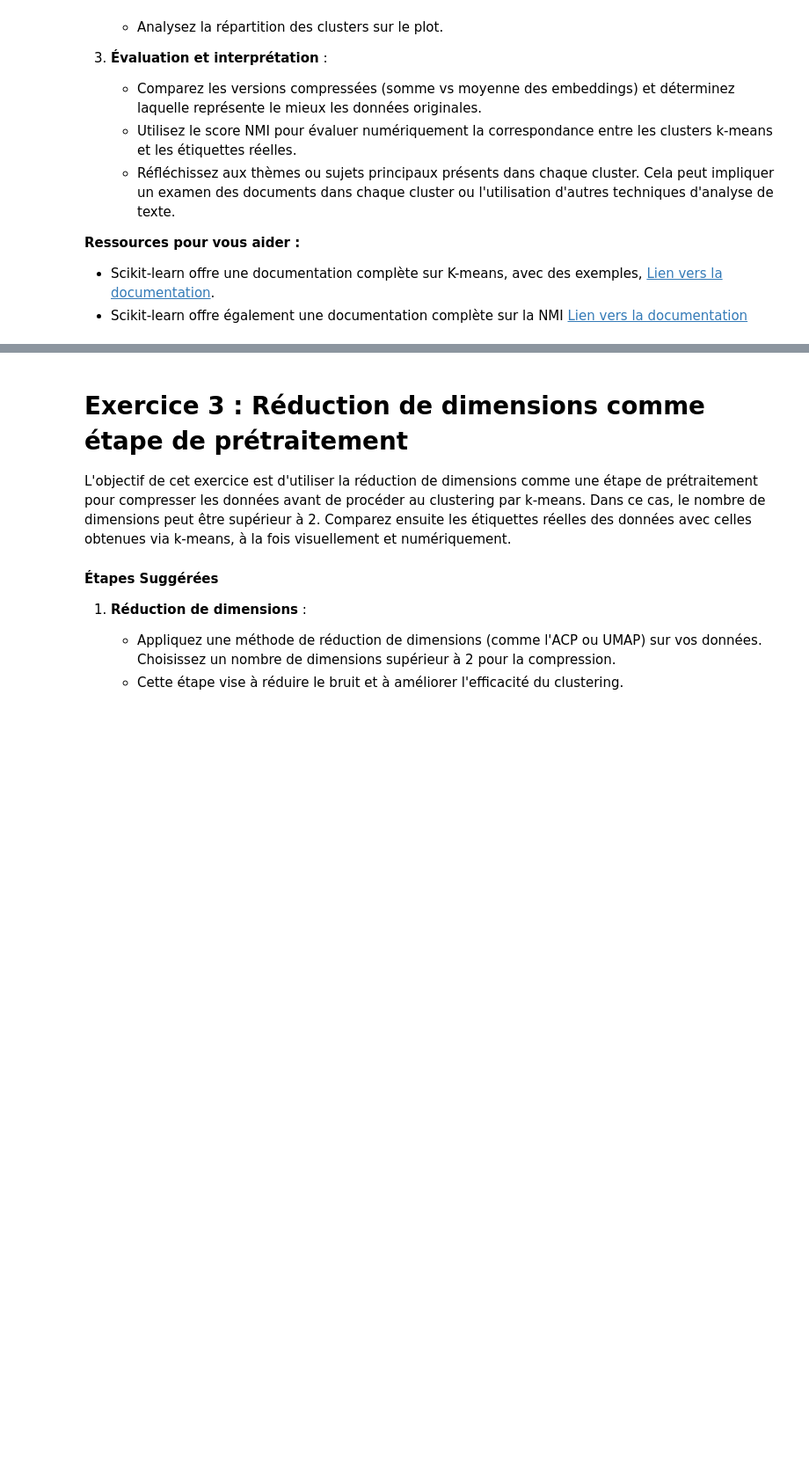
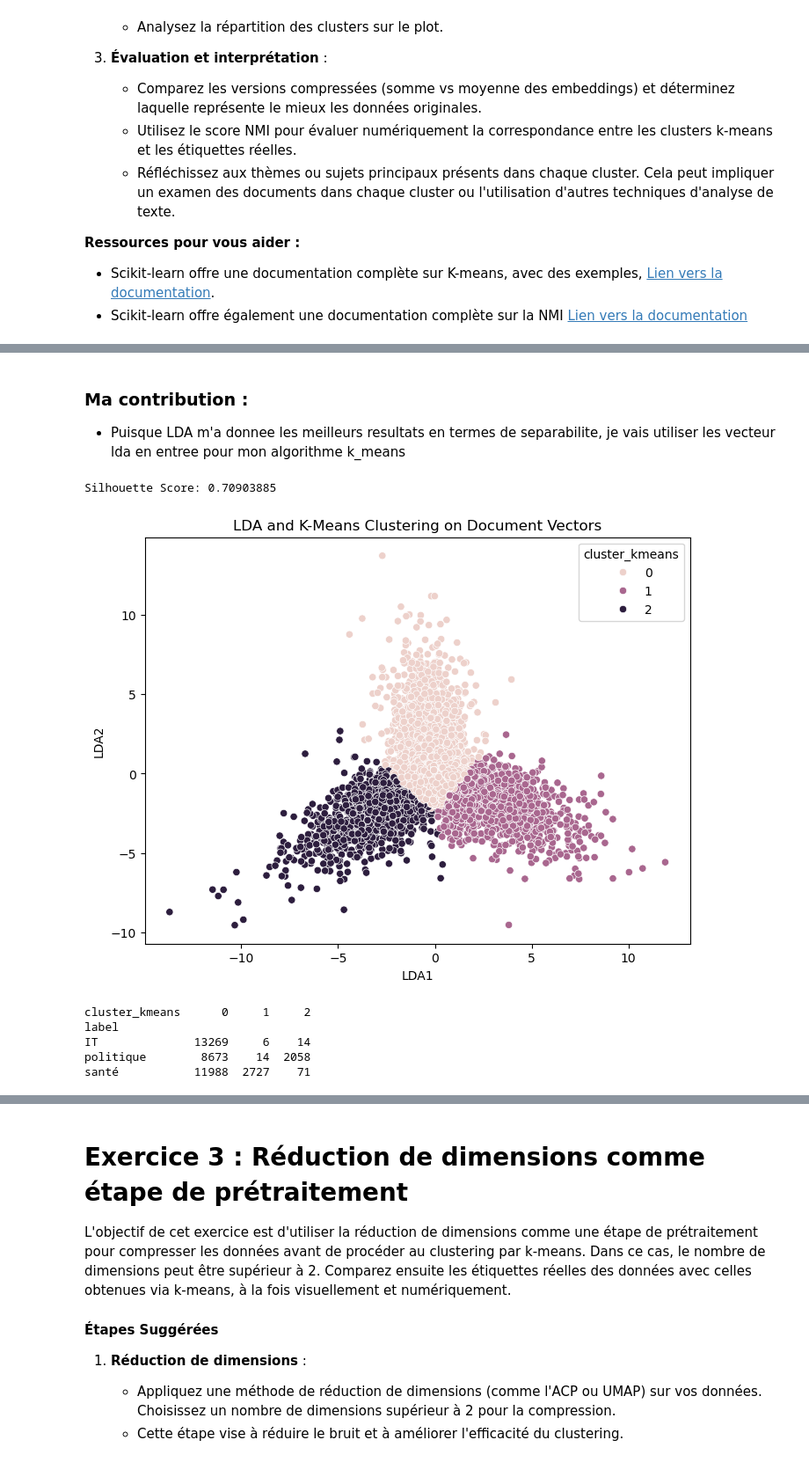
Before and after one commit to ferrorra/Data-Science-M1, a Jupyter notebook: NLP/TP_text_mining_M1.ipynb, the cells around one changed output, grey strips where cells are left out. Shown at 88% size. Drawn from its saved outputs; the diff is of its cells as text; code cells hidden in the pictures; blank space fills up the shorter version.

Commit message:
contribution

```diff
--- a/NLP/TP_text_mining_M1.ipynb
+++ b/NLP/TP_text_mining_M1.ipynb
@@ -526,6 +532,11 @@ plot_2d_document(X_2d[:, 0], X_2d[:, 1], labels)
 # Exercice 1 : Visualisation de documents par somme des tokens.
 
 L'objectif de cet exercice est de visualiser des documents textuels en représentant chaque document par la somme de ses vecteurs de mots.
+# %%
+from gensim.models import KeyedVectors
+
+# Charger un modèle word2vec à partir d'un fichier local.
+w2v_model = KeyedVectors.load_word2vec_format('frWiki_no_phrase_no_postag_700_cbow_cut100.bin', binary=True)
 # %%
 # A vous de jouer!
 import numpy as np
@@ -746,0 +765,35 @@ pred = KMeans(n_clusters=3,
+# %% [markdown]
+### Ma contribution :
+- Puisque LDA m'a donnee les meilleurs resultats en termes de separabilite, je vais utiliser les vecteur lda en entree pour mon algorithme k_means
+# %%
+from sklearn.cluster import KMeans
+from sklearn.metrics import silhouette_score
+
+kmeans = KMeans(n_clusters=3)
+clusters = kmeans.fit_predict(lda_vectors)
+
+df_lda['cluster_kmeans'] = clusters
+
+score = silhouette_score(lda_vectors, clusters)
+print('Silhouette Score:', score)
+
+# Plot the clusters
+plt.figure(figsize=(8,6))
+sns.scatterplot(data=df_lda, x='LDA1', y='LDA2', hue='cluster_kmeans')
+plt.title('LDA and K-Means Clustering on Document Vectors')
+plt.show()
+# %% [output]
+Silhouette Score: 0.70903885
+[figure, added]
+# %%
+import pandas as pd
+
+cross_tab = pd.crosstab(df_lda['label'], df_lda['cluster_kmeans'])
+
+print(cross_tab) # c'est une sorte de confusion matrix
+# %% [output]
+cluster_kmeans      0     1     2
+label
+IT              13269     6    14
+politique        8673    14  2058
+santé           11988  2727    71
```
Also changed, not shown: parts of 15 cells of this notebook, 1 other file.
